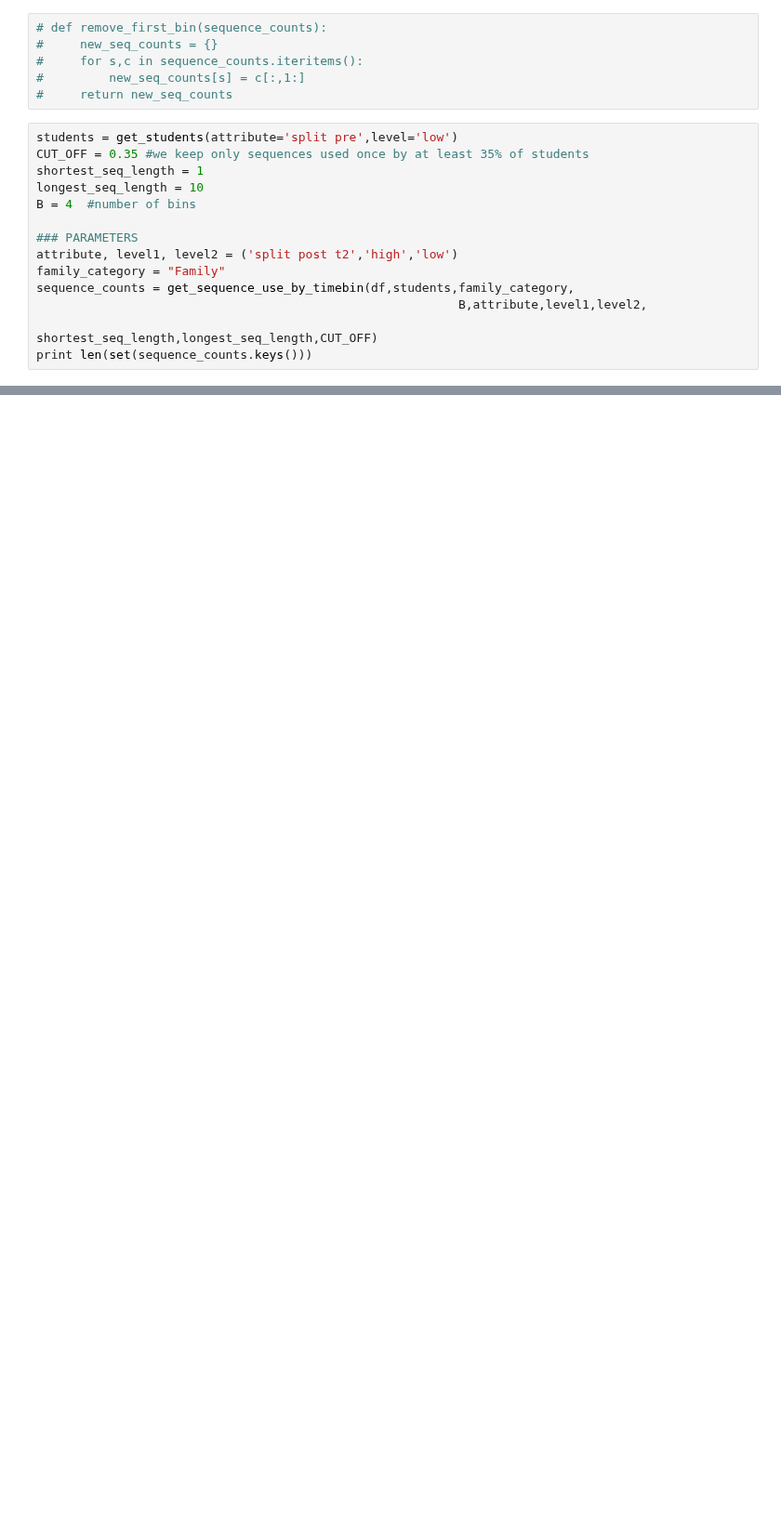
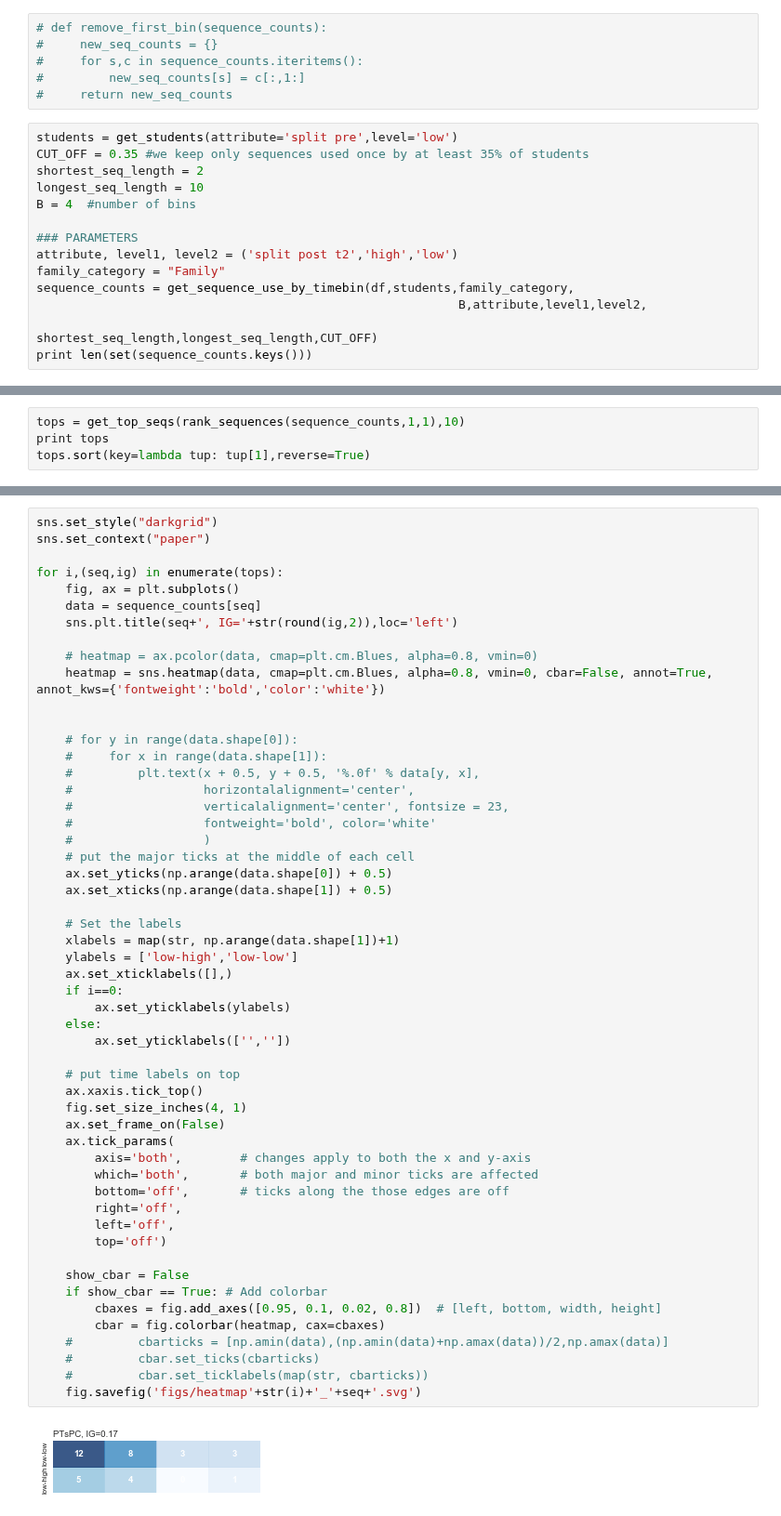
Before and after one commit to sperez8/Phet-log-analyzer, a Jupyter notebook: cck/temporal_sequence_infogain_mining.ipynb, the cells around one changed output, grey strips where cells are left out. Shown at 93% size. Cells and saved outputs as stored; diff of their text form; blank space fills up the shorter version.

```diff
--- a/cck/temporal_sequence_infogain_mining.ipynb
+++ b/cck/temporal_sequence_infogain_mining.ipynb
@@ -369,7 +311,7 @@ pdf.close()
 # %%
 students = get_students(attribute='split pre',level='low')
 CUT_OFF = 0.35 #we keep only sequences used once by at least 35% of students
-shortest_seq_length = 1
+shortest_seq_length = 2
 longest_seq_length = 10
 B = 4  #number of bins
 
@@ -457,0 +330,4 @@ rank_sequences(sequence_counts_special,B,1)
+# %%
+tops = get_top_seqs(rank_sequences(sequence_counts,1,1),10)
+print tops
+tops.sort(key=lambda tup: tup[1],reverse=True)
@@ -457,0 +336,55 @@ rank_sequences(sequence_counts_special,B,1)
+# %%
+sns.set_style("darkgrid")
+sns.set_context("paper")
+
+for i,(seq,ig) in enumerate(tops):
+    fig, ax = plt.subplots()
+    data = sequence_counts[seq]
+    sns.plt.title(seq+', IG='+str(round(ig,2)),loc='left')
+
+    # heatmap = ax.pcolor(data, cmap=plt.cm.Blues, alpha=0.8, vmin=0)
+    heatmap = sns.heatmap(data, cmap=plt.cm.Blues, alpha=0.8, vmin=0, cbar=False, annot=True, annot_kws={'fontweight':'bold','color':'white'})
+
+
+    # for y in range(data.shape[0]):
+    #     for x in range(data.shape[1]):
+    #         plt.text(x + 0.5, y + 0.5, '%.0f' % data[y, x],
+    #                  horizontalalignment='center',
+    #                  verticalalignment='center', fontsize = 23,
+    #                  fontweight='bold', color='white'
+    #                  )
+    # put the major ticks at the middle of each cell
+    ax.set_yticks(np.arange(data.shape[0]) + 0.5)
+    ax.set_xticks(np.arange(data.shape[1]) + 0.5)
+
+    # Set the labels
+    xlabels = map(str, np.arange(data.shape[1])+1)
+    ylabels = ['low-high','low-low']
+    ax.set_xticklabels([],)
+    if i==0:
+        ax.set_yticklabels(ylabels)
+    else:
+        ax.set_yticklabels(['',''])
+
+    # put time labels on top
+    ax.xaxis.tick_top()
+    fig.set_size_inches(4, 1)
+    ax.set_frame_on(False)
+    ax.tick_params(
+        axis='both',        # changes apply to both the x and y-axis
+        which='both',       # both major and minor ticks are affected
+        bottom='off',       # ticks along the those edges are off
+        right='off',
+        left='off',
+        top='off')
+
+    show_cbar = False
+    if show_cbar == True: # Add colorbar
+        cbaxes = fig.add_axes([0.95, 0.1, 0.02, 0.8])  # [left, bottom, width, height]
+        cbar = fig.colorbar(heatmap, cax=cbaxes)
+    #         cbarticks = [np.amin(data),(np.amin(data)+np.amax(data))/2,np.amax(data)]
+    #         cbar.set_ticks(cbarticks)
+    #         cbar.set_ticklabels(map(str, cbarticks))
+    fig.savefig('figs/heatmap'+str(i)+'_'+seq+'.svg')
+# %% [output]
+[figure, added]
```
Also changed, not shown: parts of 15 cells of this notebook, 16 other files.
